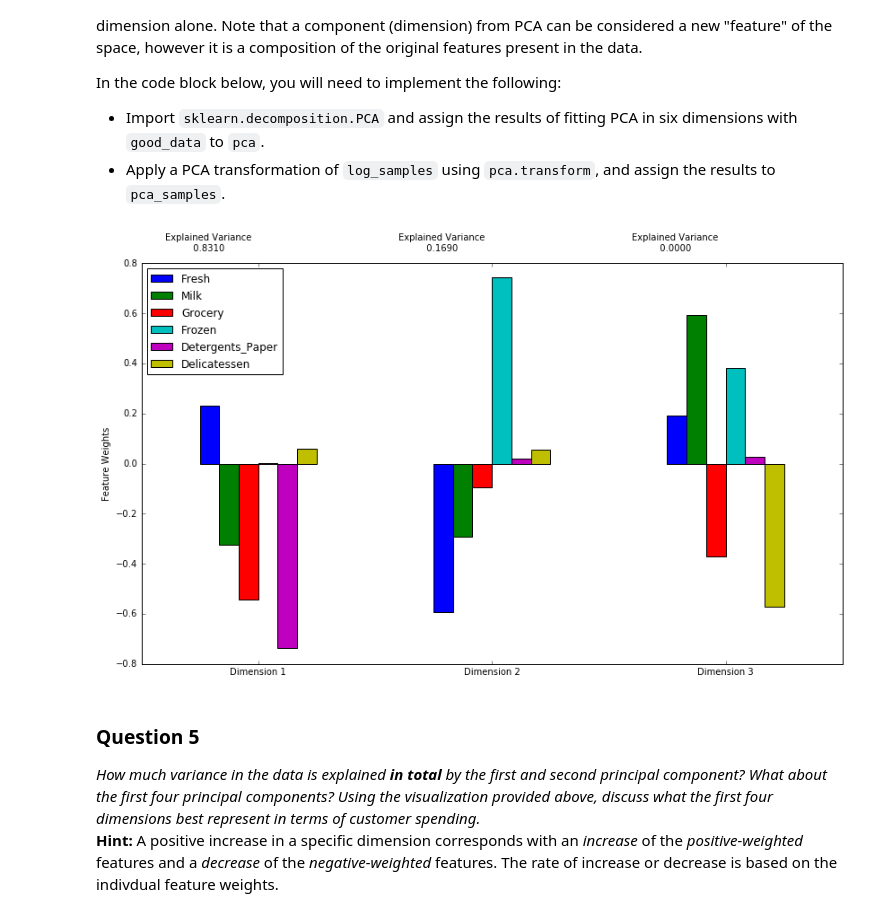
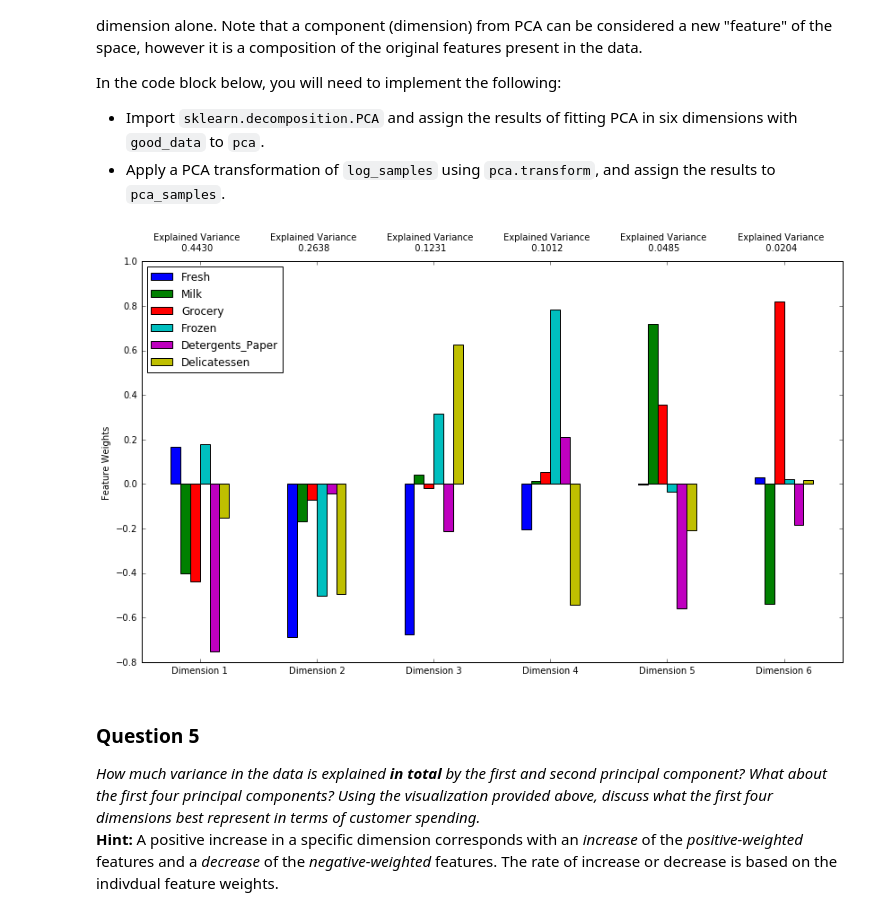
Before and after one commit to gabriel301/MLNanodregree, a Jupyter notebook: projects/customer_segments/customer_segments.ipynb, the cells around one changed output. Saved outputs shown, nothing was run; the diff lists cells and outputs as text; code cells hidden in the pictures.

```diff
--- a/projects/customer_segments/customer_segments.ipynb
+++ b/projects/customer_segments/customer_segments.ipynb
@@ -60,7 +60,7 @@ display(data.describe())
 To get a better understanding of the customers and how their data will transform through the analysis, it would be best to select a few sample data points and explore them in more detail. In the code block below, add **three** indices of your choice to the `indices` list which will represent the customers to track. It is suggested to try different sets of samples until you obtain customers that vary significantly from one another.
 # %%
 # TODO: Select three indices of your choice you wish to sample from the dataset
-indices = [10, 111, 210]
+indices = [100, 200, 430]
 
 # Create a DataFrame of the chosen samples
 samples = pd.DataFrame(data.loc[indices], columns = data.keys()).reset_index(drop = True)
@@ -277,15 +285,15 @@ In the code block below, you will need to implement the following:
 # %%
 from sklearn.decomposition import PCA
 # TODO: Apply PCA by fitting the good data with the same number of dimensions as features
-pca = PCA()
-pca.fit(log_samples)
+pca = PCA(6)
+pca = pca.fit(good_data,6)
 # TODO: Transform log_samples using the PCA fit above
 pca_samples = pca.transform(log_samples)
 
 # Generate PCA results plot
 pca_results = vs.pca_results(good_data, pca)
 # %% [output]
-[figure, old version]
+[figure, new version]
 # %% [markdown]
 ### Question 5
 *How much variance in the data is explained* ***in total*** *by the first and second principal component? What about the first four principal components? Using the visualization provided above, discuss what the first four dimensions best represent in terms of customer spending.*
```
Also changed, not shown: parts of 32 cells of this notebook.
